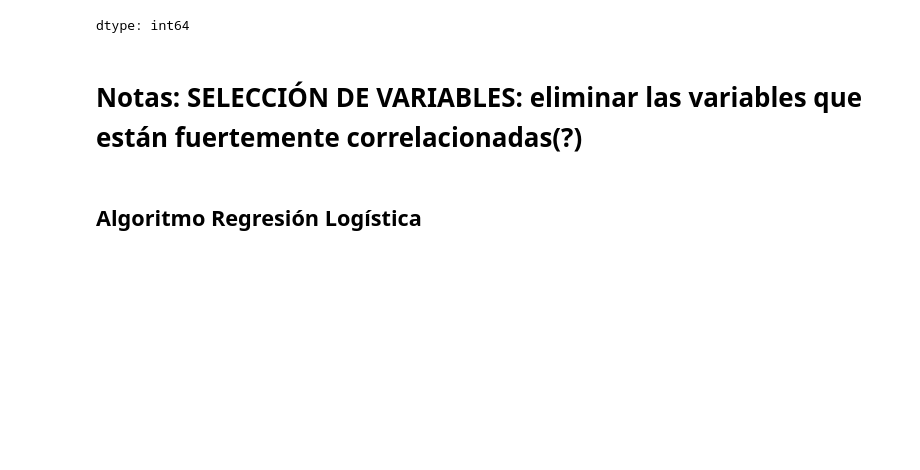
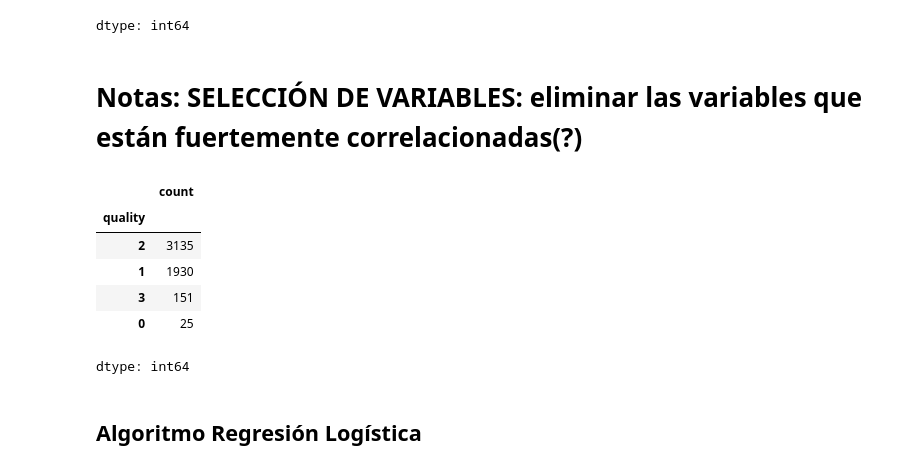
Before and after one commit to eugeinga/CODER-DataScienceI, a Jupyter notebook: ProyectoDS_ParteII_INGARAMO.ipynb, the cells around one changed output. Saved outputs shown, nothing was run; the diff lists cells and outputs as text; code cells hidden in the pictures; blank space fills up the shorter version.

```diff
--- a/ProyectoDS_ParteII_INGARAMO.ipynb
+++ b/ProyectoDS_ParteII_INGARAMO.ipynb
@@ -602,6 +655,18 @@ df['quality'].value_counts()
 dtype: int64
 # %% [markdown]
 # Notas: SELECCIÓN DE VARIABLES: eliminar las variables que están fuertemente correlacionadas(?)
+# %%
+df['quality'] = df['quality'].replace({1: 1, 2: 1, 3: 2, 4: 2, 5: 3, 6: 3})
+
+df['quality'].value_counts()
+# %% [output]
+|  | count |
+| quality |  |
+| 2 | 3135 |
+| 1 | 1930 |
+| 3 | 151 |
+| 0 | 25 |
+dtype: int64
 # %% [markdown]
 ## **Algoritmo Regresión Logística**
 # %%
```
Also changed, not shown: parts of 15 cells of this notebook.
